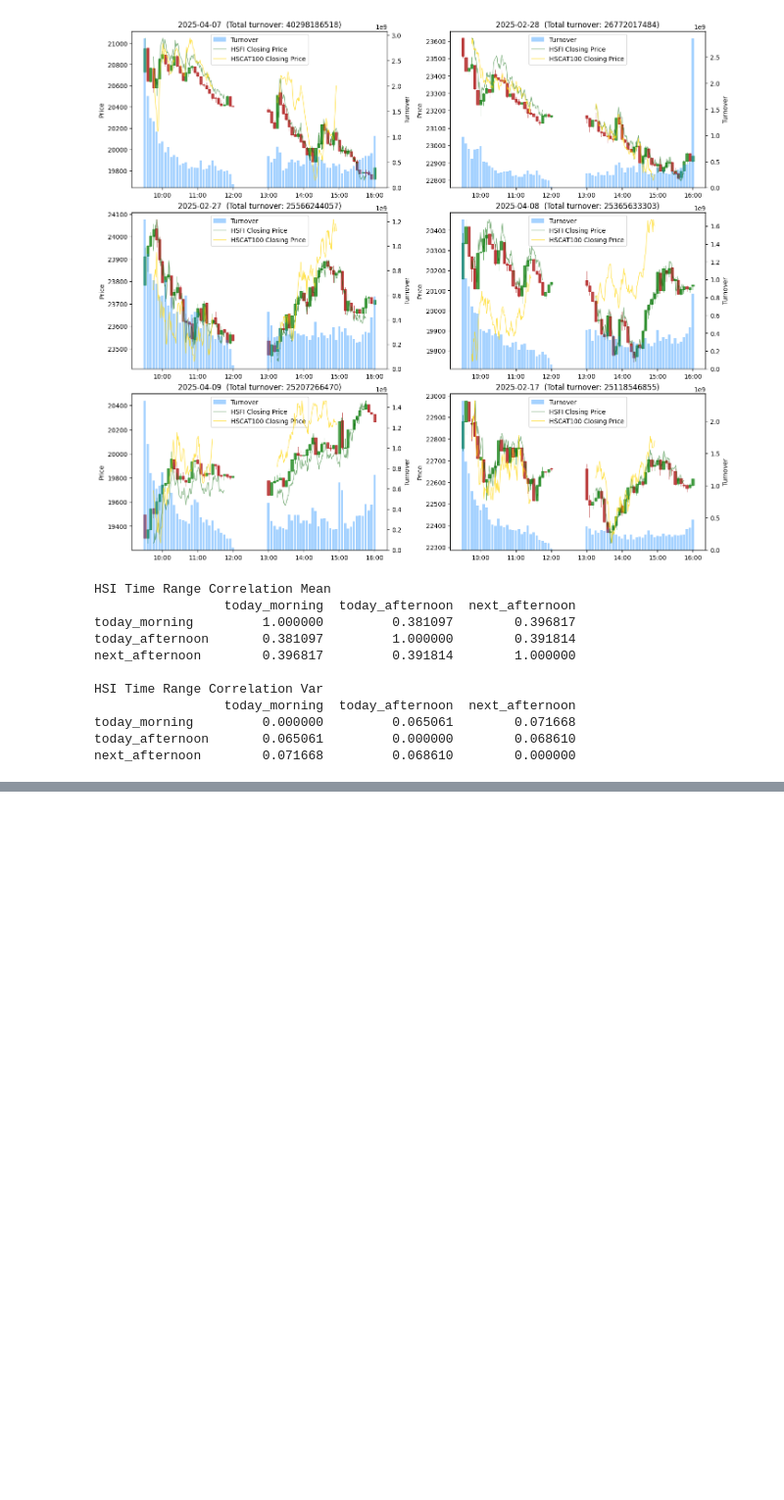
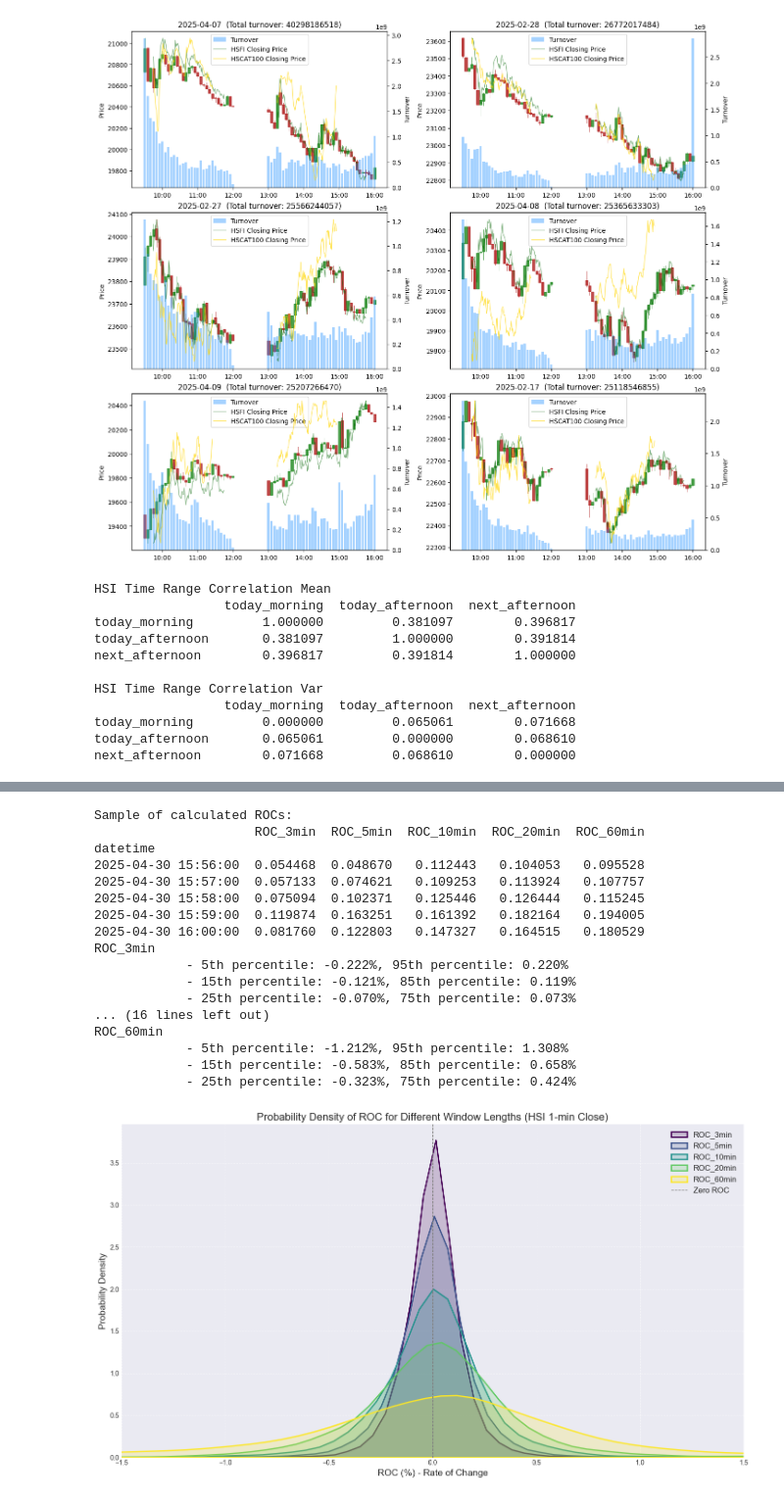
Before and after one commit to yuqiii-wang/HASEIndexQuant, a Jupyter notebook: analysis.ipynb, the cells around one changed output, grey strips where cells are left out. Shown at 98% size. Saved outputs shown, nothing was run; the diff lists cells and outputs as text; code cells hidden in the pictures; blank space fills up the shorter version.

```diff
--- a/analysis.ipynb
+++ b/analysis.ipynb
@@ -406,0 +435,71 @@ hscat100  0.051124  0.050304  0.000000
+# %%
+# --- 2. Define ROC Windows and Calculate ROCs ---
+roc_windows_to_compare = [3, 5, 10, 20, 60]  # e.g., 5-min, 10-min, 20-min, 1-hour ROC
+roc_data = {} # To store ROC series for each window
+
+for window in roc_windows_to_compare:
+    roc_col_name = f'ROC_{window}min'
+    hsi_df[roc_col_name] = hsi_df['close'].pct_change(periods=window) * 100
+    # Store the non-NaN ROC values for plotting
+    roc_data[roc_col_name] = hsi_df[roc_col_name].dropna()
+
+print("\nSample of calculated ROCs:")
+print(hsi_df[[f'ROC_{w}min' for w in roc_windows_to_compare]].tail())
+
+# --- 3. Plot KDEs of ROCs for different windows ---
+plt.style.use('seaborn-v0_8-darkgrid')
+plt.figure(figsize=(14, 8))
+
+colors = plt.cm.viridis(np.linspace(0, 1, len(roc_windows_to_compare)))
+
+for i, (roc_col_name, roc_series) in enumerate(roc_data.items()):
+    sns.kdeplot(roc_series, label=roc_col_name, color=colors[i], fill=True, alpha=0.2, linewidth=2)
+    # You can also print percentiles for each to quantify "rare"
+    q95 = roc_series.quantile(0.95)
+    q85 = roc_series.quantile(0.85)
+    q75 = roc_series.quantile(0.75)
+    q25 = roc_series.quantile(0.25)
+    q15 = roc_series.quantile(0.15)
+    q05 = roc_series.quantile(0.05)
+    print(f"""{roc_col_name}
+            - 5th percentile: {q05:.3f}%, 95th percentile: {q95:.3f}%
+            - 15th percentile: {q15:.3f}%, 85th percentile: {q85:.3f}%
+            - 25th percentile: {q25:.3f}%, 75th percentile: {q75:.3f}%
+          """)
+
+
+plt.title('Probability Density of ROC for Different Window Lengths (HSI 1-min Close)', fontsize=16)
+plt.xlabel('ROC (%) - Rate of Change', fontsize=14)
+plt.ylabel('Probability Density', fontsize=14)
+plt.axvline(0, color='grey', linestyle='--', linewidth=1, label='Zero ROC')
+plt.legend(fontsize=12)
+plt.grid(True, which='both', linestyle='--', alpha=0.7)
+
+# Adjust x-limits if necessary to see the tails better, can be data-dependent
+# For example, find the overall min/max ROC across all series to set robust limits
+all_roc_values = pd.concat(list(roc_data.values()))
+plot_min_roc = all_roc_values.quantile(0.001) # Show extreme 0.1% tail
+plot_max_roc = all_roc_values.quantile(0.999) # Show extreme 0.1% tail
+plt.xlim(max(plot_min_roc, -1.5), min(plot_max_roc, 1.5)) # Cap at +/- 1.5% or actual extremes if smaller
+
+plt.tight_layout()
+plt.show()
+# %% [output]
+Sample of calculated ROCs:
+                     ROC_3min  ROC_5min  ROC_10min  ROC_20min  ROC_60min
+datetime
+2025-04-30 15:56:00  0.054468  0.048670   0.112443   0.104053   0.095528
+2025-04-30 15:57:00  0.057133  0.074621   0.109253   0.113924   0.107757
+2025-04-30 15:58:00  0.075094  0.102371   0.125446   0.126444   0.115245
+2025-04-30 15:59:00  0.119874  0.163251   0.161392   0.182164   0.194005
+2025-04-30 16:00:00  0.081760  0.122803   0.147327   0.164515   0.180529
+ROC_3min
+            - 5th percentile: -0.222%, 95th percentile: 0.220%
+            - 15th percentile: -0.121%, 85th percentile: 0.119%
+            - 25th percentile: -0.070%, 75th percentile: 0.073%
+... (16 lines left out)
+ROC_60min
+            - 5th percentile: -1.212%, 95th percentile: 1.308%
+            - 15th percentile: -0.583%, 85th percentile: 0.658%
+            - 25th percentile: -0.323%, 75th percentile: 0.424%
+[figure, added]
```
Also changed, not shown: parts of 11 cells of this notebook, 6 other files.
